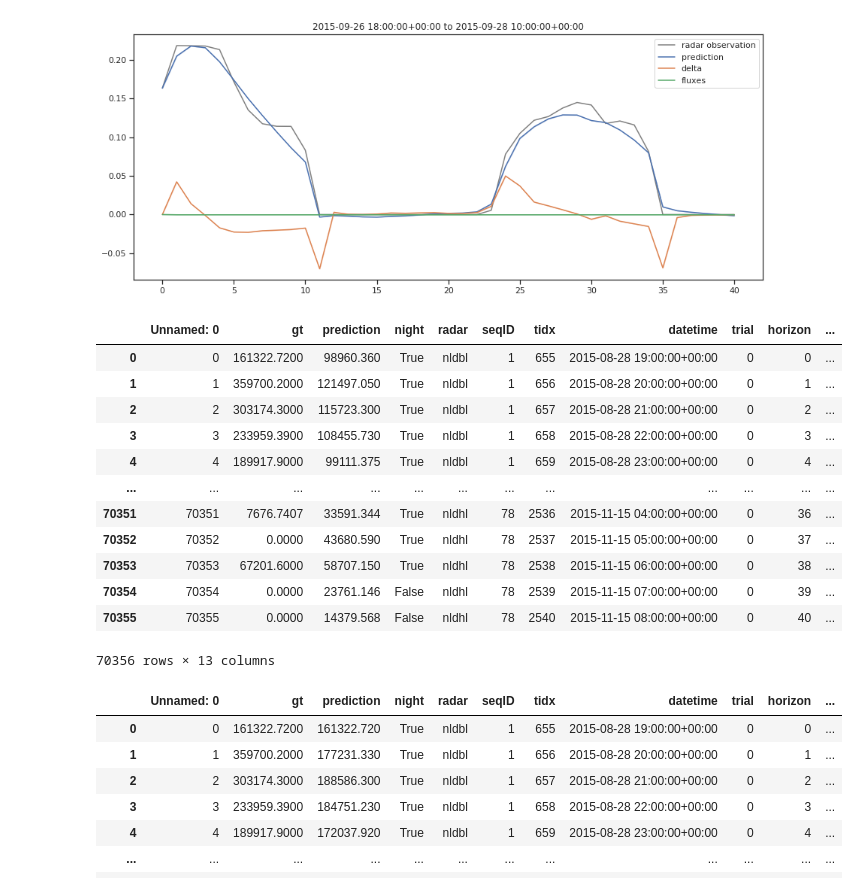
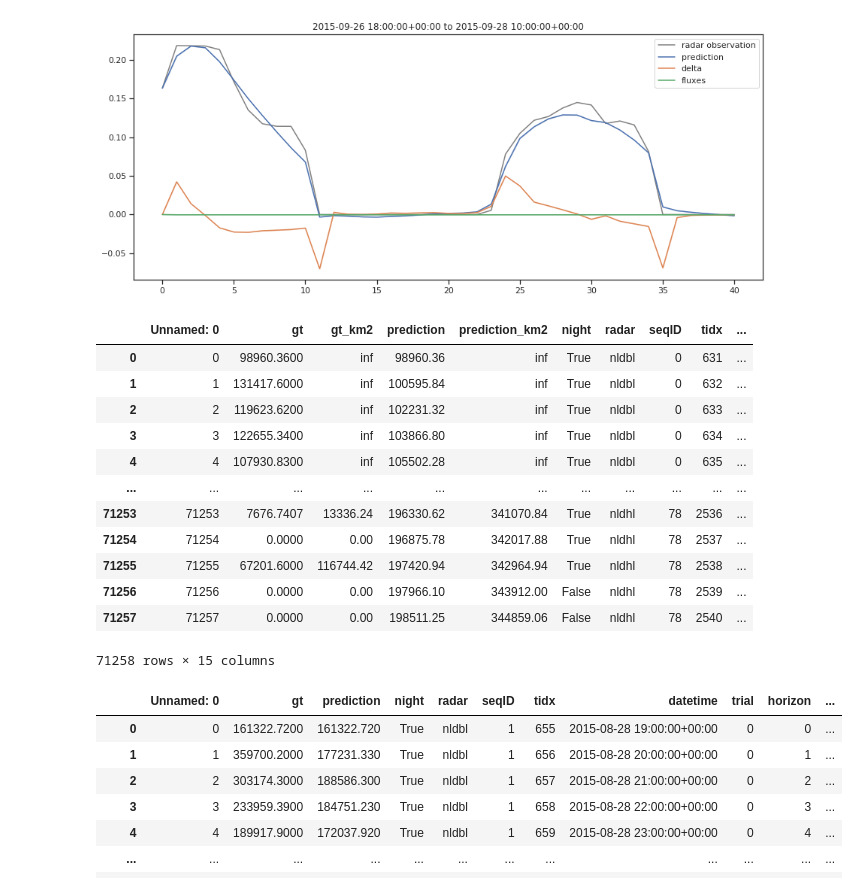
Before and after one commit to FionaLippert/birdMigration, a Jupyter notebook: notebooks/model_performance_radar.ipynb, the cells around one changed output. Saved outputs shown, nothing was run; the diff lists cells and outputs as text; code cells hidden in the pictures.

```diff
--- a/notebooks/model_performance_radar.ipynb
+++ b/notebooks/model_performance_radar.ipynb
@@ -172,6 +172,26 @@ for i, m in enumerate(models):
     with open(fp) as f:
         cfg = load(f, Loader=Loader)
     bird_scales_enc[m] = cfg['datasource']['bird_scale']
+# %%
+models = ['BirdFluxGraphLSTM']
+experiments = ['test_spatial_only']
+
+results_sp = dict()
+bird_scales_sp = dict()
+for i, m in enumerate(models):
+
+    experiment = experiments[i]
+
+    # load predictions
+    model_dir = osp.join(base_dir, 'testing', m, experiment)
+    files = glob.glob(model_dir + "/**/results.csv", recursive = True)
+    results_sp[m] = pd.read_csv(files[0])
+
+    # load bird scales
+    fp = osp.join(base_dir, 'training', m, experiment, 'config.yaml')
+    with open(fp) as f:
+        cfg = load(f, Loader=Loader)
+    bird_scales_sp[m] = cfg['datasource']['bird_scale']
 # %% [markdown]
 ### Radar observations vs. predicted bird density for **raw data**
 # %%
@@ -359,21 +384,21 @@ plt.legend()
 <matplotlib.legend.Legend at 0x...>
 [figure]
 # %%
-results_transformed['BirdFluxGraphLSTM']
+results_sp['BirdFluxGraphLSTM']
 # %% [output]
-|  | Unnamed: 0 | gt | prediction | night | radar | seqID | tidx | datetime | trial | horizon | ... |
-| 0 | 0 | 161322.7200 | 98960.360 | True | nldbl | 1 | 655 | 2015-08-28 19:00:00+00:00 | 0 | 0 | ... |
-| 1 | 1 | 359700.2000 | 121497.050 | True | nldbl | 1 | 656 | 2015-08-28 20:00:00+00:00 | 0 | 1 | ... |
-| 2 | 2 | 303174.3000 | 115723.300 | True | nldbl | 1 | 657 | 2015-08-28 21:00:00+00:00 | 0 | 2 | ... |
-| 3 | 3 | 233959.3900 | 108455.730 | True | nldbl | 1 | 658 | 2015-08-28 22:00:00+00:00 | 0 | 3 | ... |
-| 4 | 4 | 189917.9000 | 99111.375 | True | nldbl | 1 | 659 | 2015-08-28 23:00:00+00:00 | 0 | 4 | ... |
-| ... | ... | ... | ... | ... | ... | ... | ... | ... | ... | ... | ... |
-| 70351 | 70351 | 7676.7407 | 33591.344 | True | nldhl | 78 | 2536 | 2015-11-15 04:00:00+00:00 | 0 | 36 | ... |
-| 70352 | 70352 | 0.0000 | 43680.590 | True | nldhl | 78 | 2537 | 2015-11-15 05:00:00+00:00 | 0 | 37 | ... |
-| 70353 | 70353 | 67201.6000 | 58707.150 | True | nldhl | 78 | 2538 | 2015-11-15 06:00:00+00:00 | 0 | 38 | ... |
-| 70354 | 70354 | 0.0000 | 23761.146 | False | nldhl | 78 | 2539 | 2015-11-15 07:00:00+00:00 | 0 | 39 | ... |
-| 70355 | 70355 | 0.0000 | 14379.568 | False | nldhl | 78 | 2540 | 2015-11-15 08:00:00+00:00 | 0 | 40 | ... |
+|  | Unnamed: 0 | gt | gt_km2 | prediction | prediction_km2 | night | radar | seqID | tidx | ... |
+| 0 | 0 | 98960.3600 | inf | 98960.36 | inf | True | nldbl | 0 | 631 | ... |
+| 1 | 1 | 131417.6000 | inf | 100595.84 | inf | True | nldbl | 0 | 632 | ... |
+| 2 | 2 | 119623.6200 | inf | 102231.32 | inf | True | nldbl | 0 | 633 | ... |
+| 3 | 3 | 122655.3400 | inf | 103866.80 | inf | True | nldbl | 0 | 634 | ... |
+| 4 | 4 | 107930.8300 | inf | 105502.28 | inf | True | nldbl | 0 | 635 | ... |
+| ... | ... | ... | ... | ... | ... | ... | ... | ... | ... | ... |
+| 71253 | 71253 | 7676.7407 | 13336.24 | 196330.62 | 341070.84 | True | nldhl | 78 | 2536 | ... |
+| 71254 | 71254 | 0.0000 | 0.00 | 196875.78 | 342017.88 | True | nldhl | 78 | 2537 | ... |
+| 71255 | 71255 | 67201.6000 | 116744.42 | 197420.94 | 342964.94 | True | nldhl | 78 | 2538 | ... |
+| 71256 | 71256 | 0.0000 | 0.00 | 197966.10 | 343912.00 | False | nldhl | 78 | 2539 | ... |
+| 71257 | 71257 | 0.0000 | 0.00 | 198511.25 | 344859.06 | False | nldhl | 78 | 2540 | ... |
-70356 rows × 13 columns
+71258 rows × 15 columns
 # %%
 results_transformed['GraphLSTM']
 # %% [output]
```
Also changed, not shown: parts of 2 cells of this notebook, 1 other file.
